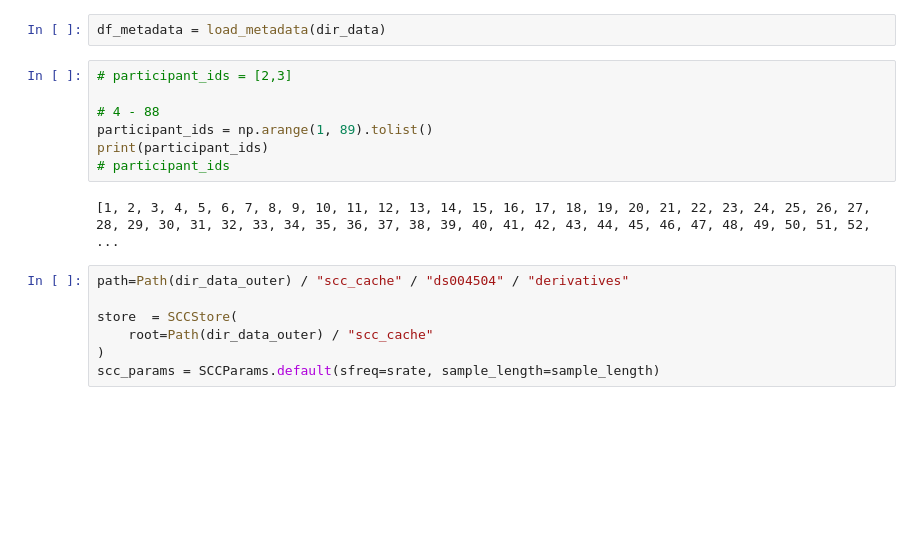
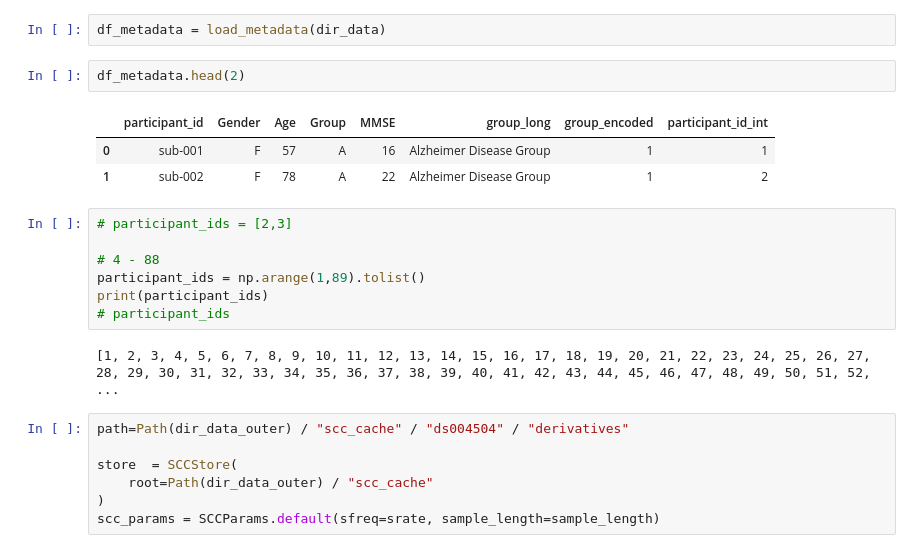
Before and after one commit to hereditary-eu/EEGlass, a Jupyter notebook: backend/experiments_xeegnet/adapt_selfeeg.ipynb, the cells around one changed output. Saved outputs shown, nothing was run; the diff lists cells and outputs as text; blank space fills up the shorter version.

```diff
--- a/backend/experiments_xeegnet/adapt_selfeeg.ipynb
+++ b/backend/experiments_xeegnet/adapt_selfeeg.ipynb
@@ -116,11 +123,17 @@ cpu
 # Read Data
 # %%
 df_metadata = load_metadata(dir_data)
+# %%
+df_metadata.head(2)
+# %% [output]
+|  | participant_id | Gender | Age | Group | MMSE | group_long | group_encoded | participant_id_int |
+| 0 | sub-001 | F | 57 | A | 16 | Alzheimer Disease Group | 1 | 1 |
+| 1 | sub-002 | F | 78 | A | 22 | Alzheimer Disease Group | 1 | 2 |
 # %%
 # participant_ids = [2,3]
 
 # 4 - 88
-participant_ids = np.arange(1, 89).tolist()
+participant_ids = np.arange(1,89).tolist()
 print(participant_ids)
 # participant_ids
 # %% [output]
```
Also changed, not shown: parts of 31 cells of this notebook, 21 other files.
